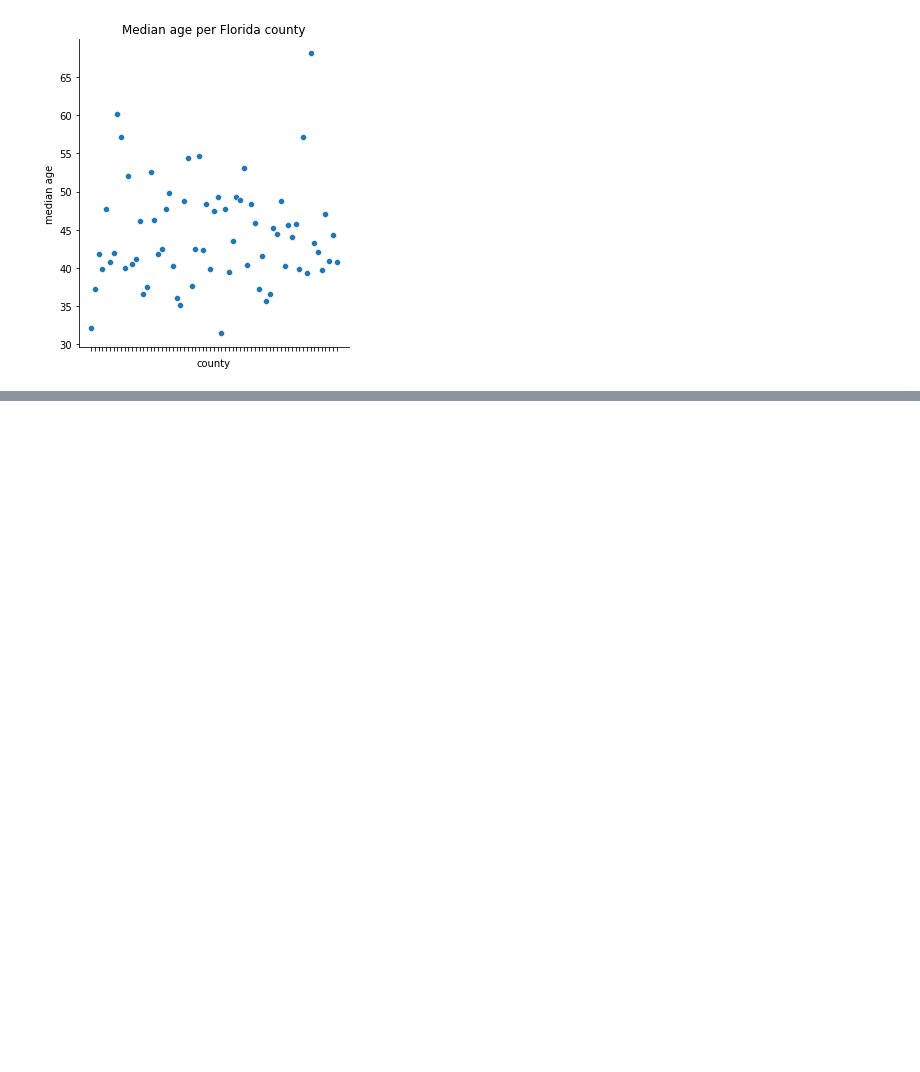
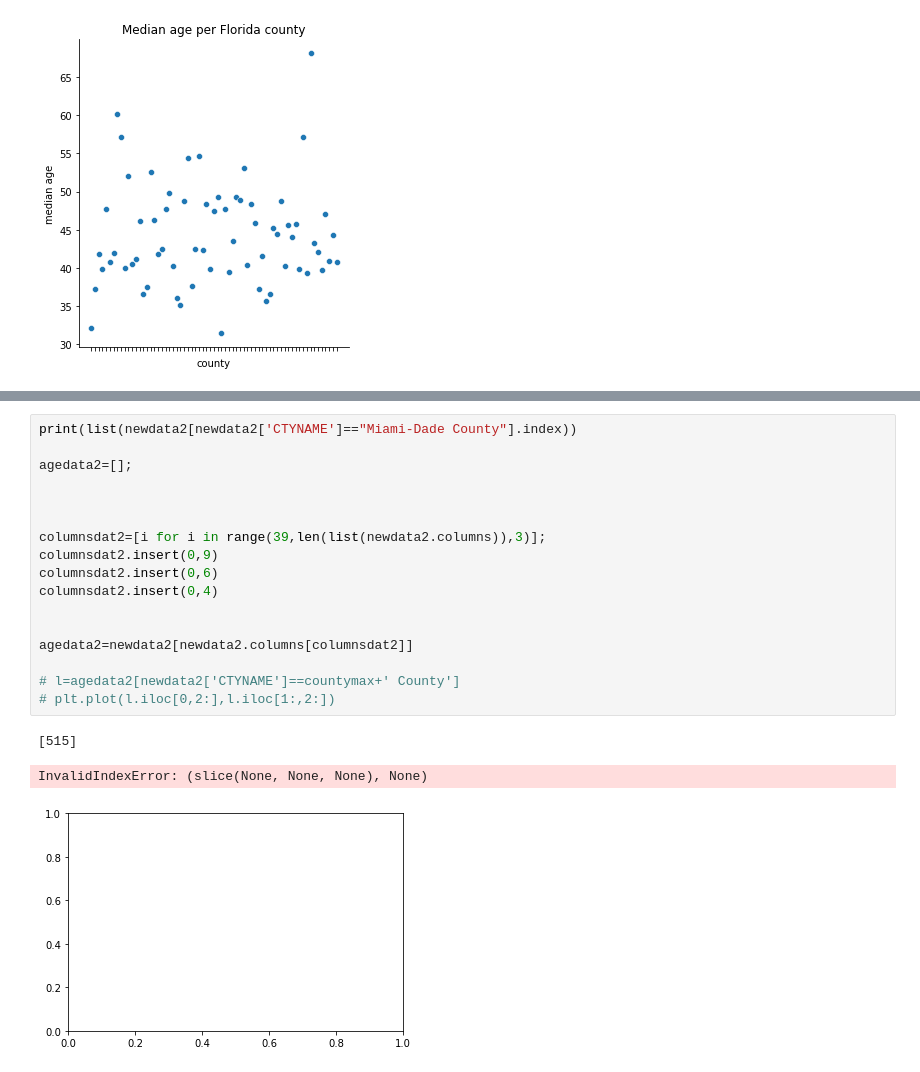
Before and after one commit to traceymoyston/Che2410_Project1, a Jupyter notebook: MoystonTracey_datavisulaisation.ipynb, the cells around one changed output, grey strips where cells are left out. Cells and saved outputs as stored; diff of their text form; blank space fills up the shorter version.

```diff
--- a/MoystonTracey_datavisulaisation.ipynb
+++ b/MoystonTracey_datavisulaisation.ipynb
@@ -39,0 +188,21 @@ sns.relplot(data=newdata2["MEDIAN_AGE_TOT"], x=newdata2["CTYNAME"], y=newdata2["
+# %%
+print(list(newdata2[newdata2['CTYNAME']=="Miami-Dade County"].index))
+
+agedata2=[];
+
+
+
+columnsdat2=[i for i in range(39,len(list(newdata2.columns)),3)];
+columnsdat2.insert(0,9)
+columnsdat2.insert(0,6)
+columnsdat2.insert(0,4)
+
+
+agedata2=newdata2[newdata2.columns[columnsdat2]]
+
+# l=agedata2[newdata2['CTYNAME']==countymax+' County']
+# plt.plot(l.iloc[0,2:],l.iloc[1:,2:])
+# %% [output]
+[515]
+InvalidIndexError: (slice(None, None, None), None)
+[figure, added]
```
Also changed, not shown: parts of 4 cells of this notebook.
